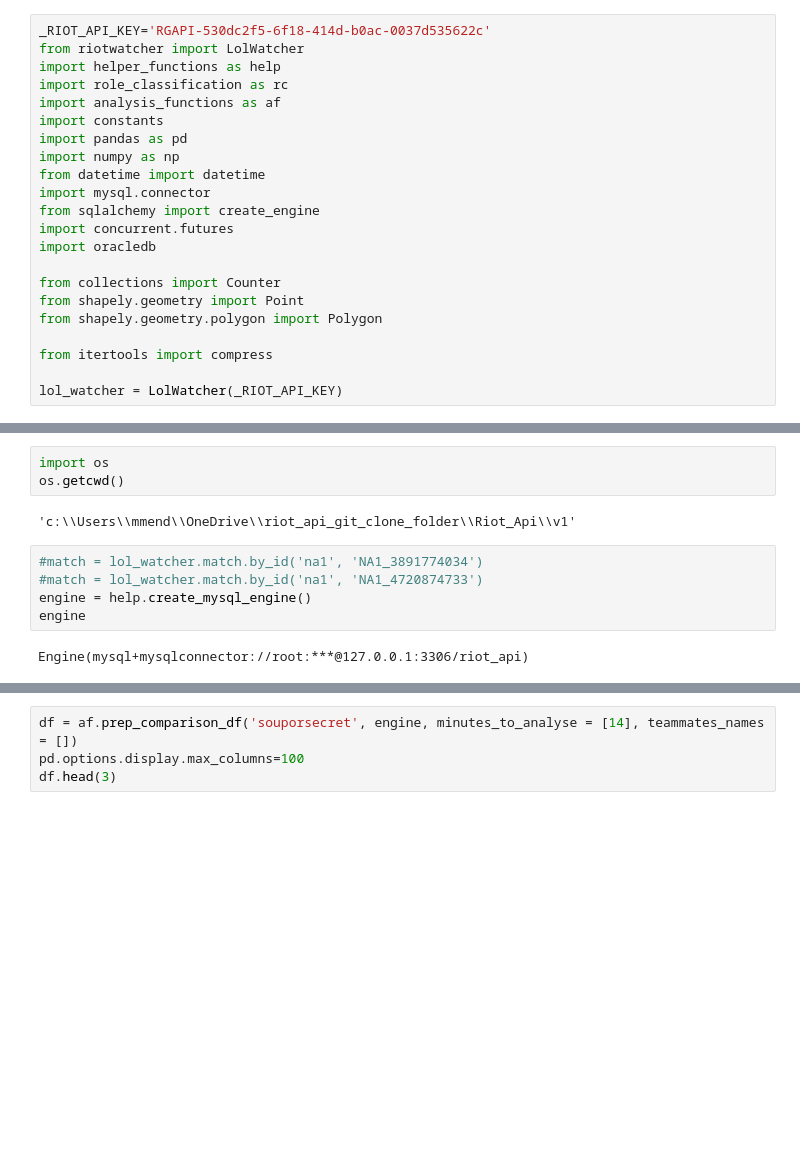
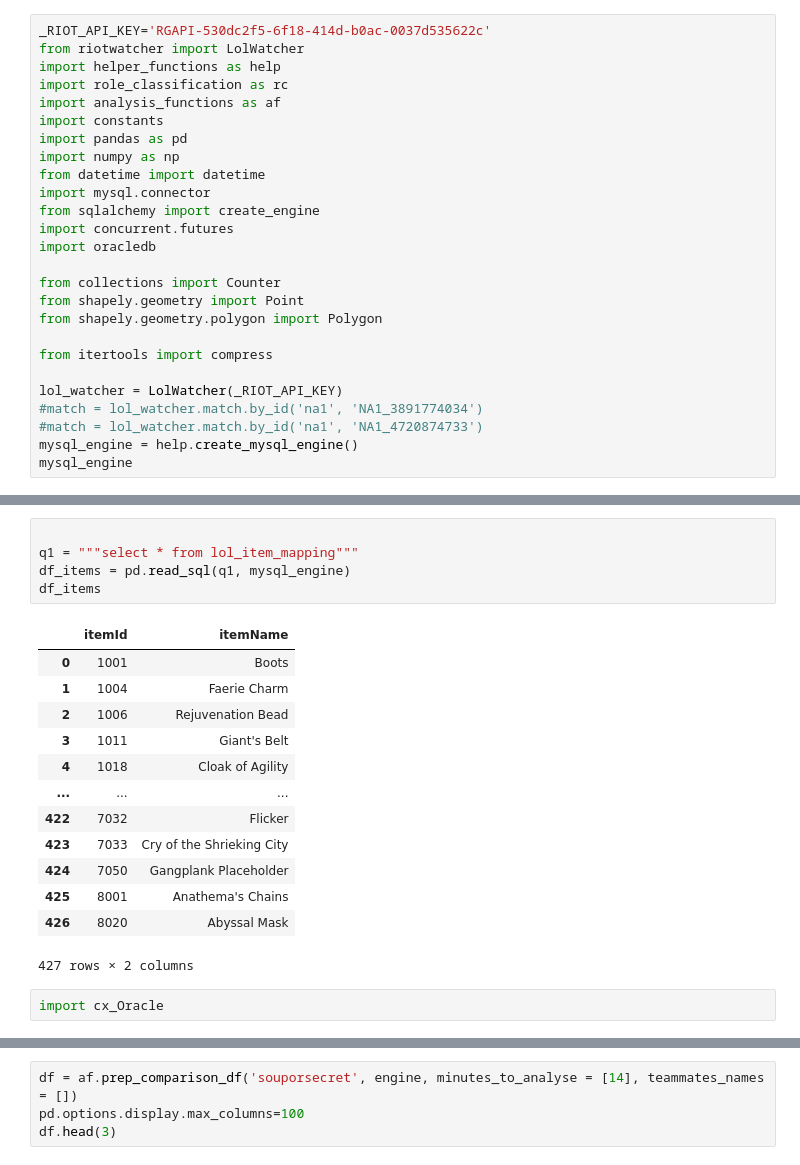
Before and after one commit to michaelmendelsohn/Riot_Api, a Jupyter notebook: v1/other_working.ipynb, the cells around one changed output, grey strips where cells are left out. Saved outputs shown, nothing was run; the diff lists cells and outputs as text; blank space fills up the shorter version.

```diff
--- a/v1/other_working.ipynb
+++ b/v1/other_working.ipynb
@@ -20,3 +20,7 @@ from shapely.geometry.polygon import Polygon
 from itertools import compress
 
 lol_watcher = LolWatcher(_RIOT_API_KEY)
+#match = lol_watcher.match.by_id('na1', 'NA1_3891774034')
+#match = lol_watcher.match.by_id('na1', 'NA1_4720874733')
+mysql_engine = help.create_mysql_engine()
+mysql_engine
@@ -33,12 +39,21 @@ connection=oracledb.connect(
-# %%
-import os
-os.getcwd()
-# %% [output]
-'c:\\Users\\mmend\\OneDrive\\riot_api_git_clone_folder\\Riot_Api\\v1'
-# %%
-#match = lol_watcher.match.by_id('na1', 'NA1_3891774034')
-#match = lol_watcher.match.by_id('na1', 'NA1_4720874733')
-engine = help.create_mysql_engine()
-engine
-# %% [output]
-Engine(mysql+mysqlconnector://root:***@127.0.0.1:3306/riot_api)
+# %%
+
+q1 = """select * from lol_item_mapping"""
+df_items = pd.read_sql(q1, mysql_engine)
+df_items
+# %% [output]
+|  | itemId | itemName |
+| 0 | 1001 | Boots |
+| 1 | 1004 | Faerie Charm |
+| 2 | 1006 | Rejuvenation Bead |
+| 3 | 1011 | Giant's Belt |
+| 4 | 1018 | Cloak of Agility |
+| ... | ... | ... |
+| 422 | 7032 | Flicker |
+| 423 | 7033 | Cry of the Shrieking City |
+| 424 | 7050 | Gangplank Placeholder |
+| 425 | 8001 | Anathema's Chains |
+| 426 | 8020 | Abyssal Mask |
+427 rows × 2 columns
+# %%
+import cx_Oracle
```
Also changed, not shown: parts of 6 cells of this notebook, 2 other files.
